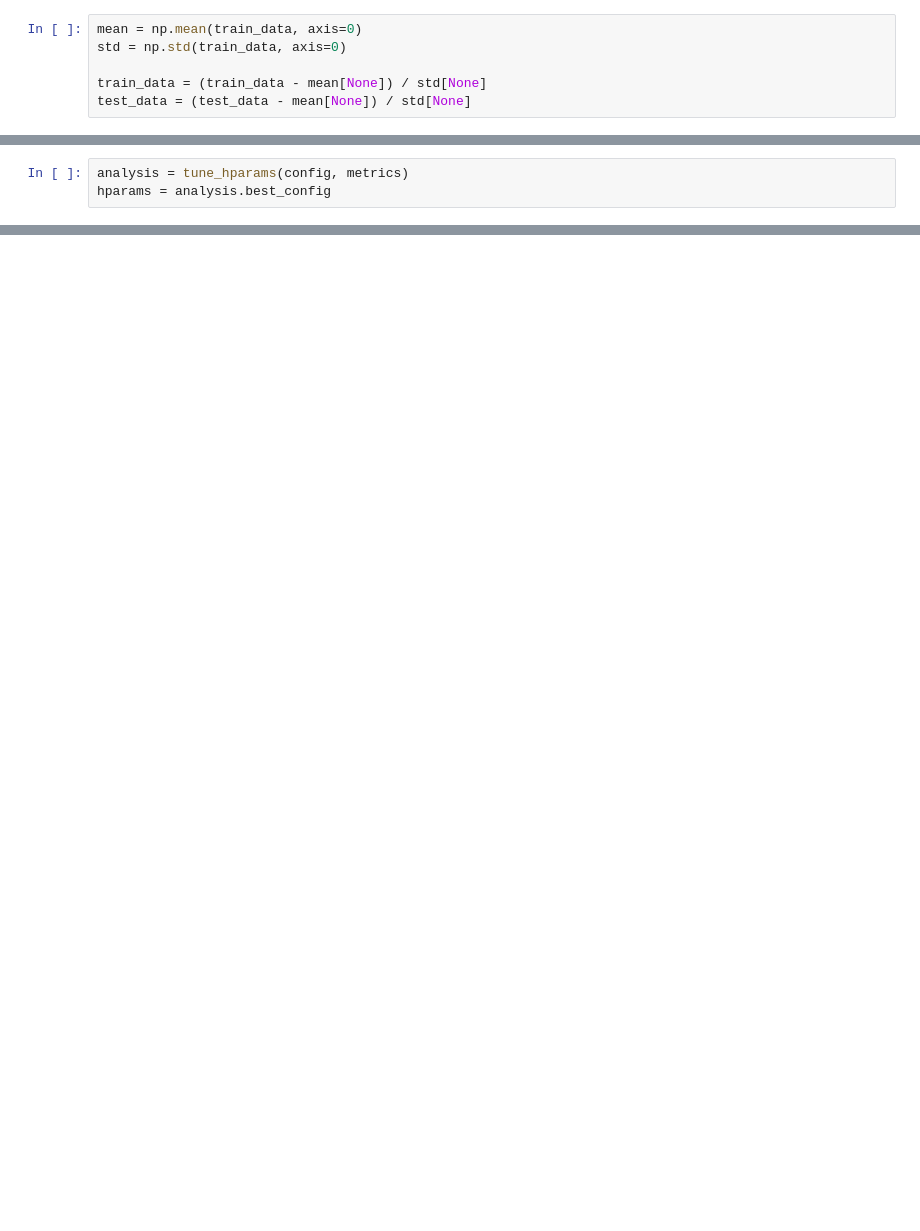
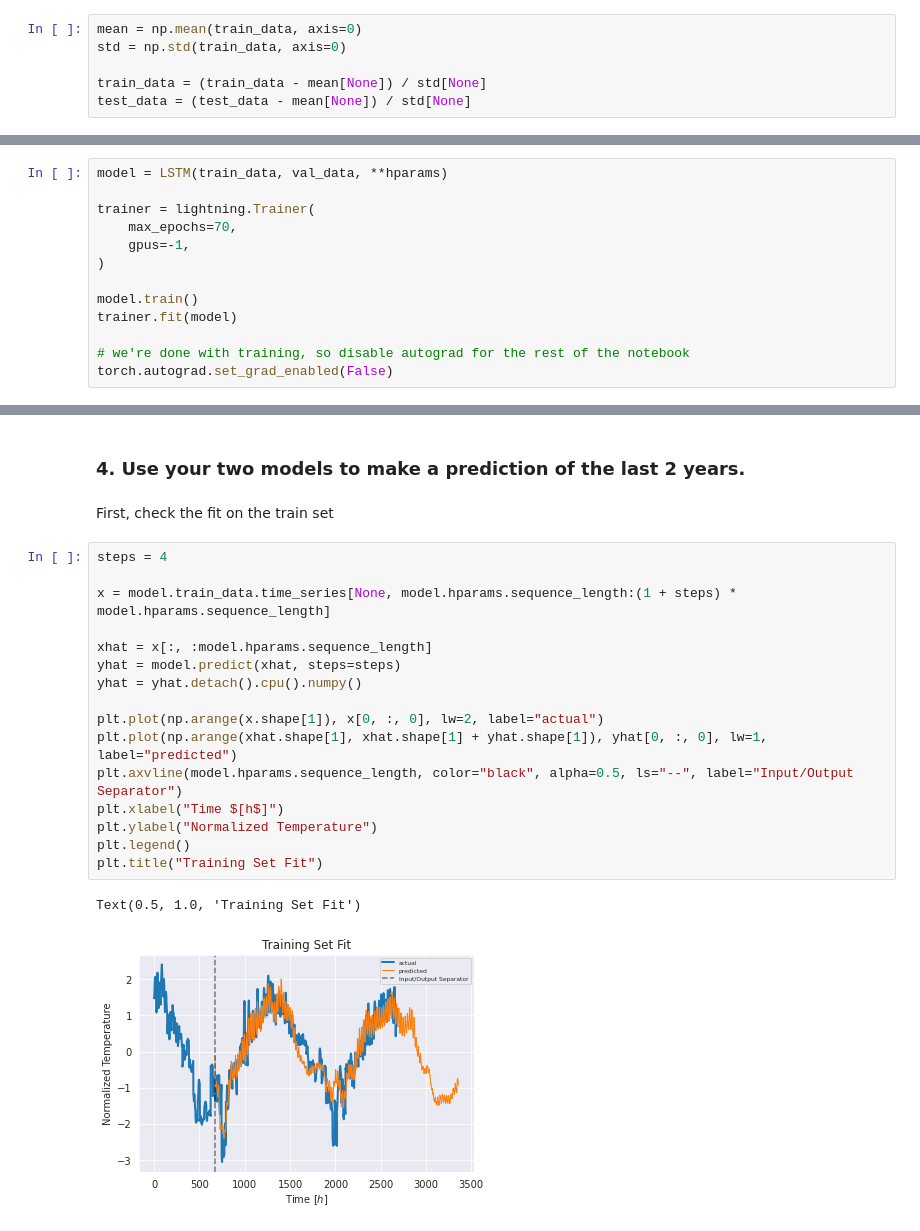
Before and after one commit to LarsKue/TSA-RNN-final-project, a Jupyter notebook: lstm.ipynb, the cells around one changed output, grey strips where cells are left out. Saved outputs shown, nothing was run; the diff lists cells and outputs as text; blank space fills up the shorter version.

```diff
--- a/lstm.ipynb
+++ b/lstm.ipynb
@@ -355,3 +149,0 @@ config["dropout"] = tune.uniform(0, 0.5)
-# %%
-analysis = tune_hparams(config, metrics)
-hparams = analysis.best_config
@@ -630,0 +591,13 @@ plt.legend()
+# %%
+model = LSTM(train_data, val_data, **hparams)
+
+trainer = lightning.Trainer(
+    max_epochs=70,
+    gpus=-1,
+)
+
+model.train()
+trainer.fit(model)
+
+# we're done with training, so disable autograd for the rest of the notebook
+torch.autograd.set_grad_enabled(False)
@@ -630,0 +671,23 @@ plt.legend()
+# %% [markdown]
+### 4. Use your two models to make a prediction of the last 2 years.
+# %% [markdown]
+First, check the fit on the train set
+# %%
+steps = 4
+
+x = model.train_data.time_series[None, model.hparams.sequence_length:(1 + steps) * model.hparams.sequence_length]
+
+xhat = x[:, :model.hparams.sequence_length]
+yhat = model.predict(xhat, steps=steps)
+yhat = yhat.detach().cpu().numpy()
+
+plt.plot(np.arange(x.shape[1]), x[0, :, 0], lw=2, label="actual")
+plt.plot(np.arange(xhat.shape[1], xhat.shape[1] + yhat.shape[1]), yhat[0, :, 0], lw=1, label="predicted")
+plt.axvline(model.hparams.sequence_length, color="black", alpha=0.5, ls="--", label="Input/Output Separator")
+plt.xlabel("Time $[h$]")
+plt.ylabel("Normalized Temperature")
+plt.legend()
+plt.title("Training Set Fit")
+# %% [output]
+Text(0.5, 1.0, 'Training Set Fit')
+[figure, added]
```
Also changed, not shown: parts of 72 cells of this notebook.
